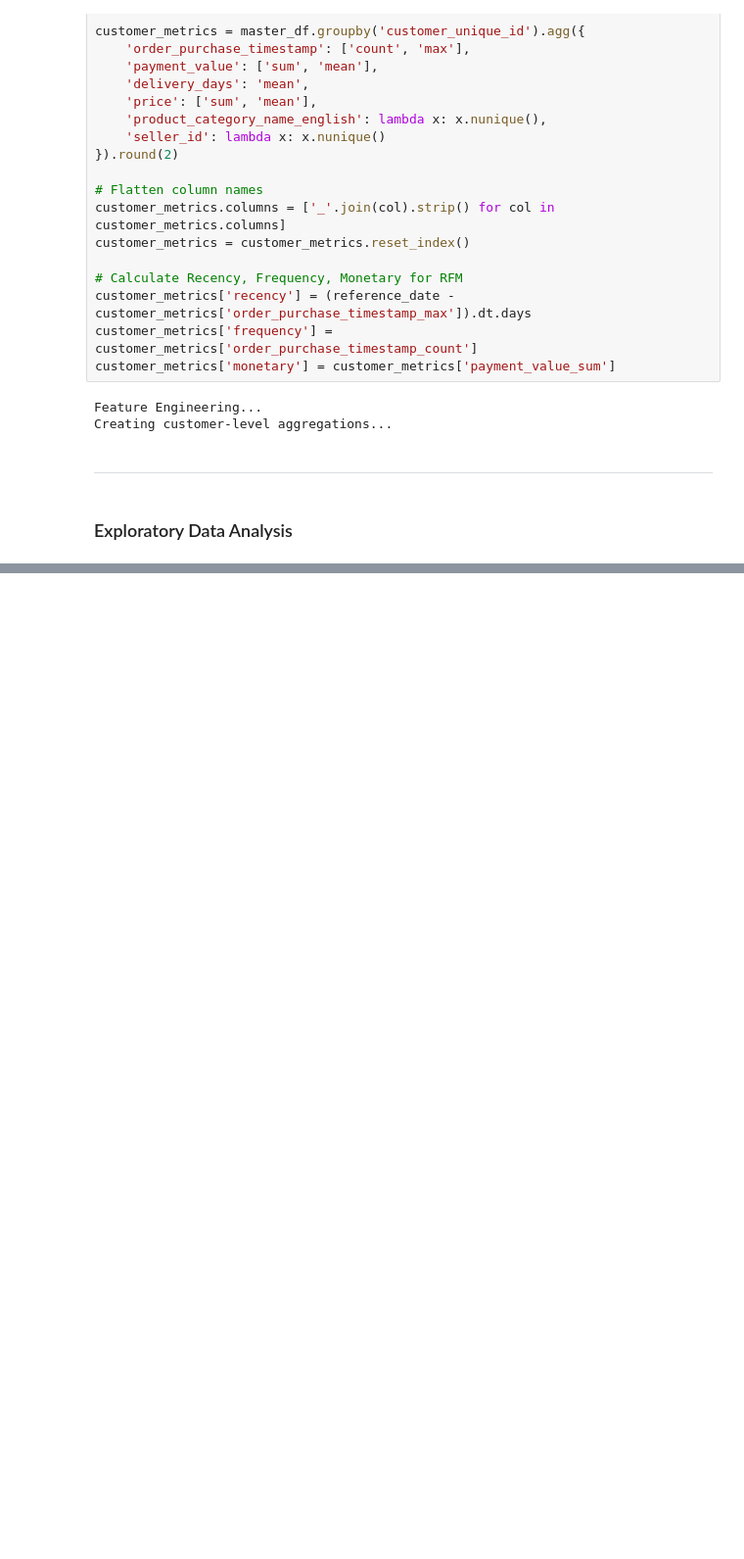
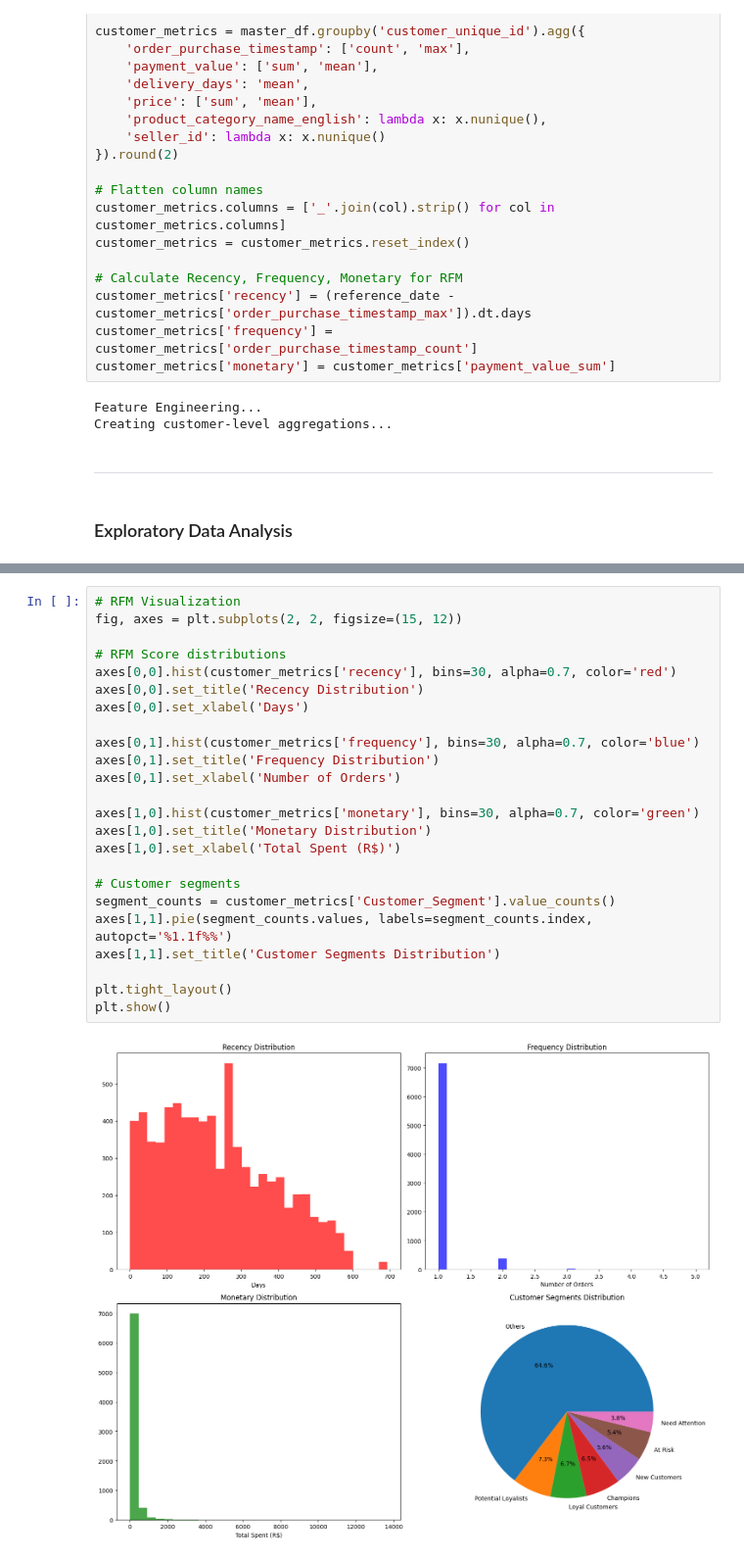
Before and after one commit to nitcode-cyber/e-commerce-capstone, a Jupyter notebook: jupyter_notebooks/MAIN.ipynb, the cells around one changed output, grey strips where cells are left out. Shown at 98% size. Saved outputs shown, nothing was run; the diff lists cells and outputs as text; blank space fills up the shorter version.

```diff
--- a/jupyter_notebooks/MAIN.ipynb
+++ b/jupyter_notebooks/MAIN.ipynb
@@ -717,0 +1101,26 @@ Creating customer-level aggregations...
+# %%
+# RFM Visualization
+fig, axes = plt.subplots(2, 2, figsize=(15, 12))
+
+# RFM Score distributions
+axes[0,0].hist(customer_metrics['recency'], bins=30, alpha=0.7, color='red')
+axes[0,0].set_title('Recency Distribution')
+axes[0,0].set_xlabel('Days')
+
+axes[0,1].hist(customer_metrics['frequency'], bins=30, alpha=0.7, color='blue')
+axes[0,1].set_title('Frequency Distribution')
+axes[0,1].set_xlabel('Number of Orders')
+
+axes[1,0].hist(customer_metrics['monetary'], bins=30, alpha=0.7, color='green')
+axes[1,0].set_title('Monetary Distribution')
+axes[1,0].set_xlabel('Total Spent (R$)')
+
+# Customer segments
+segment_counts = customer_metrics['Customer_Segment'].value_counts()
+axes[1,1].pie(segment_counts.values, labels=segment_counts.index, autopct='%1.1f%%')
+axes[1,1].set_title('Customer Segments Distribution')
+
+plt.tight_layout()
+plt.show()
+# %% [output]
+[figure, added]
```
Also changed, not shown: parts of 34 cells of this notebook, 5 other files.
